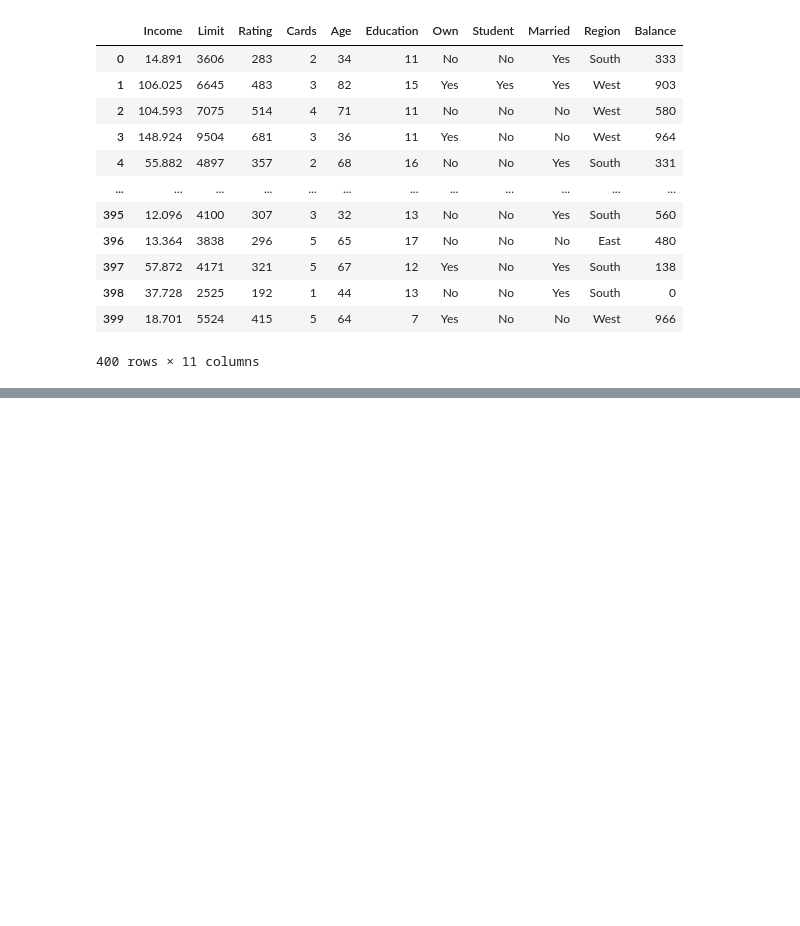
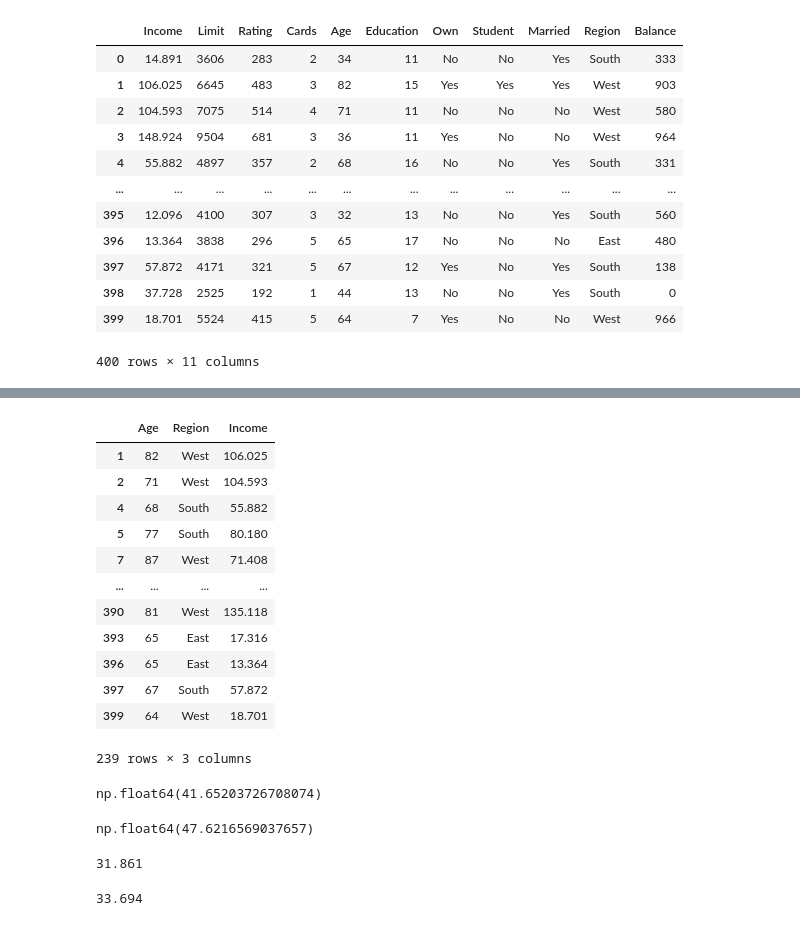
Before and after one commit to katesnow1/code_2600, a Jupyter notebook: week1_lab.ipynb, the cells around one changed output, grey strips where cells are left out. Drawn from its saved outputs; the diff is of its cells as text; code cells hidden in the pictures; blank space fills up the shorter version.

```diff
--- a/week1_lab.ipynb
+++ b/week1_lab.ipynb
@@ -36,4 +112,36 @@ from matplotlib.pyplot import subplots
+# %%
+Older
+# %% [output]
+|  | Age | Region | Income |
+| 1 | 82 | West | 106.025 |
+| 2 | 71 | West | 104.593 |
+| 4 | 68 | South | 55.882 |
+| 5 | 77 | South | 80.180 |
+| 7 | 87 | West | 71.408 |
+| ... | ... | ... | ... |
+| 390 | 81 | West | 135.118 |
+| 393 | 65 | East | 17.316 |
+| 396 | 65 | East | 13.364 |
+| 397 | 67 | South | 57.872 |
+| 399 | 64 | West | 18.701 |
+239 rows × 3 columns
 # %%
 # Use these partitions to compare the mean and median Income for each age group (less than 50 vs. 50+)
+# %%
+Younger["Income"].mean()
+# %% [output]
+np.float64(41.65203726708074)
+# %%
+Older["Income"].mean()
+# %% [output]
+np.float64(47.6216569037657)
+# %%
+Younger["Income"].median()
+# %% [output]
+31.861
+# %%
+Older["Income"].median()
+# %% [output]
+33.694
 # %%
 # What does the difference between mean and median suggest about the distribution of income?
```
Also changed, not shown: parts of 12 cells of this notebook, 2 other files.
